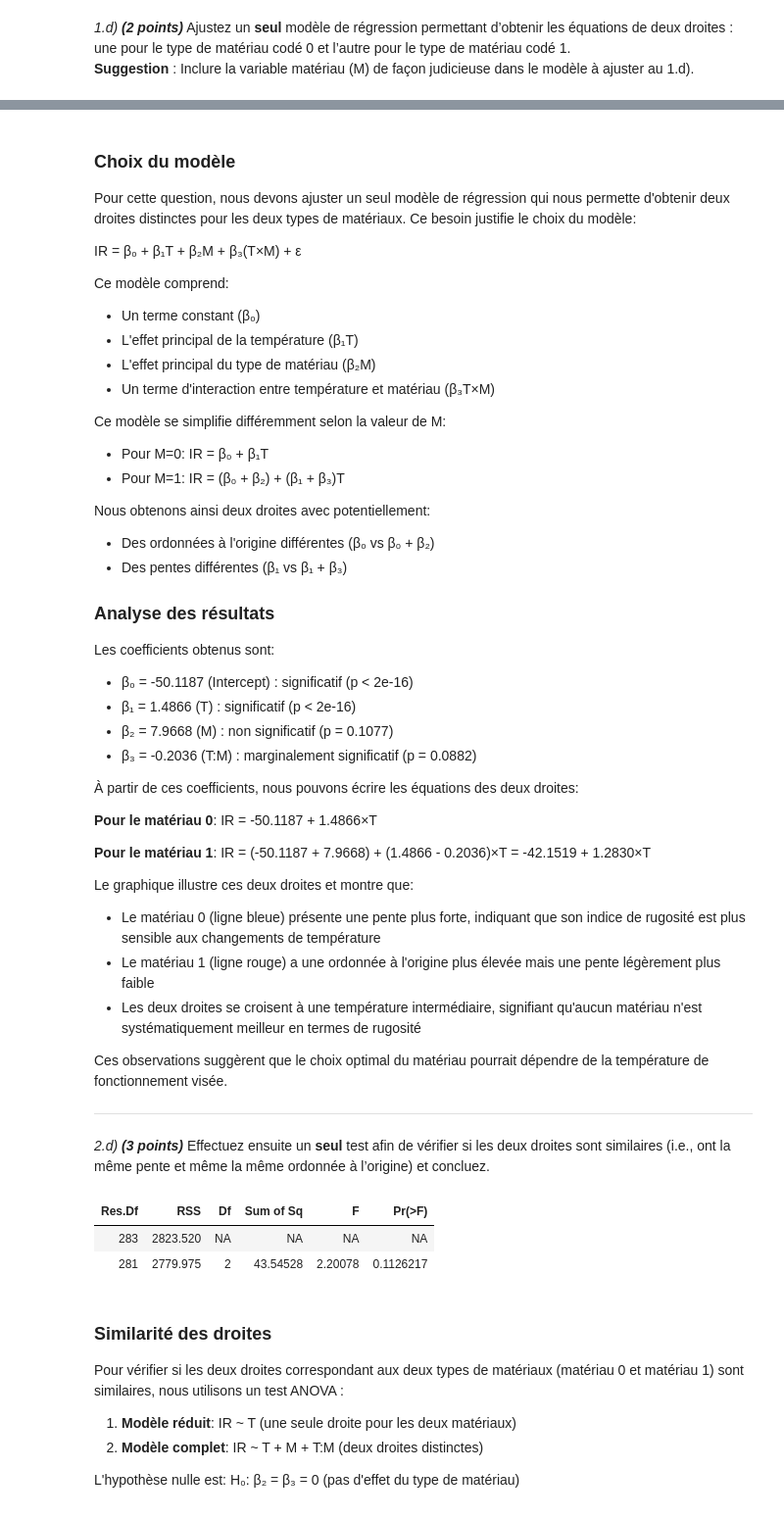
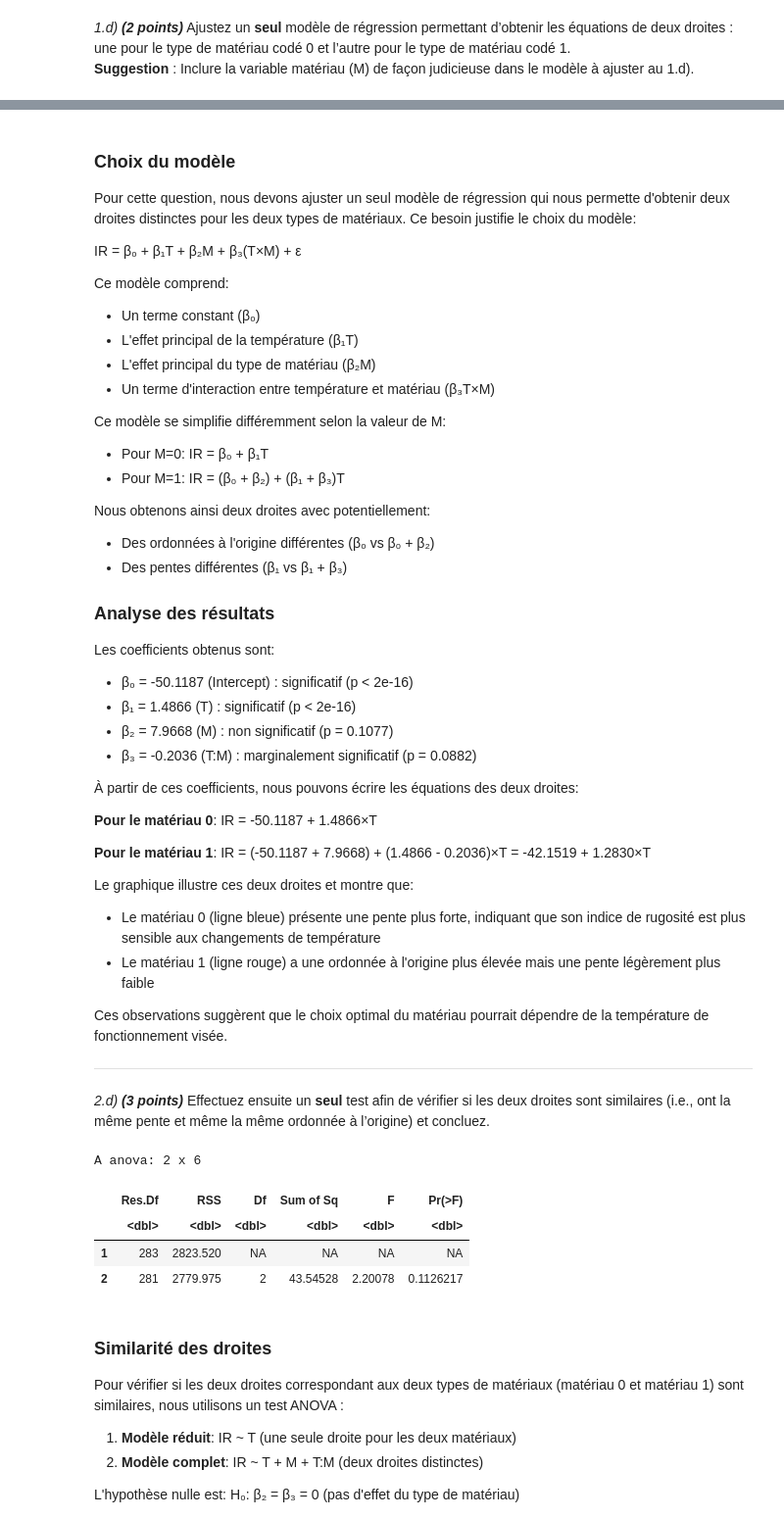
Before and after one commit to yaaks7/DEVOIR-MTH2302, a Jupyter notebook: devoir.ipynb, the cells around one changed output, grey strips where cells are left out. Shown at 98% size. Saved outputs shown, nothing was run; the diff lists cells and outputs as text; code cells hidden in the pictures.

```diff
--- a/devoir.ipynb
+++ b/devoir.ipynb
@@ -615,7 +622,6 @@ IR = (-50.1187 + 7.9668) + (1.4866 - 0.2036)×T
 Le graphique illustre ces deux droites et montre que:
 - Le matériau 0 (ligne bleue) présente une pente plus forte, indiquant que son indice de rugosité est plus sensible aux changements de température
 - Le matériau 1 (ligne rouge) a une ordonnée à l'origine plus élevée mais une pente légèrement plus faible
-- Les deux droites se croisent à une température intermédiaire, signifiant qu'aucun matériau n'est systématiquement meilleur en termes de rugosité
 
 Ces observations suggèrent que le choix optimal du matériau pourrait dépendre de la température de fonctionnement visée.
 ***
@@ -623,12 +629,13 @@ Ces observations suggèrent que le choix optimal du matériau pourrait dépendre
 *2.d) **(3 points)*** Effectuez ensuite un **seul** test afin de vérifier si les deux droites sont similaires (i.e., ont la même pente et même la même ordonnée à l’origine) et concluez.<br>
 # %%
 # Test global pour voir si les deux droites sont similaires
-reduced_model <- lm(IR ~ T, data = data)
-anova(reduced_model, modele_interaction)
+anova(modele1, modele_interaction)
 # %% [output]
+A anova: 2 x 6
-| Res.Df | RSS | Df | Sum of Sq | F | Pr(>F) |
-| 283 | 2823.520 | NA | NA | NA | NA |
-| 281 | 2779.975 | 2 | 43.54528 | 2.20078 | 0.1126217 |
+|  | Res.Df | RSS | Df | Sum of Sq | F | Pr(>F) |
+|  | <dbl> | <dbl> | <dbl> | <dbl> | <dbl> | <dbl> |
+| 1 | 283 | 2823.520 | NA | NA | NA | NA |
+| 2 | 281 | 2779.975 | 2 | 43.54528 | 2.20078 | 0.1126217 |
 # %% [markdown]
 ### Similarité des droites
 
```
Also changed, not shown: parts of 33 cells of this notebook.
